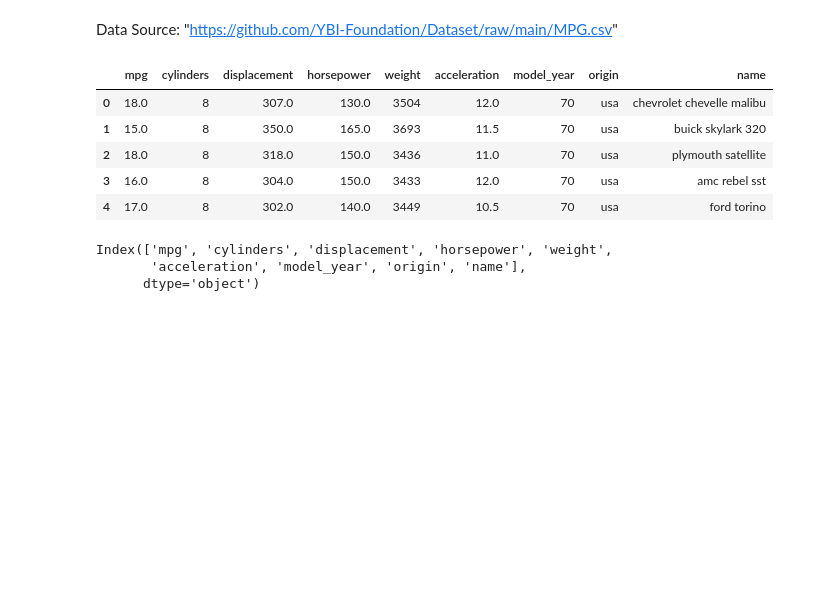
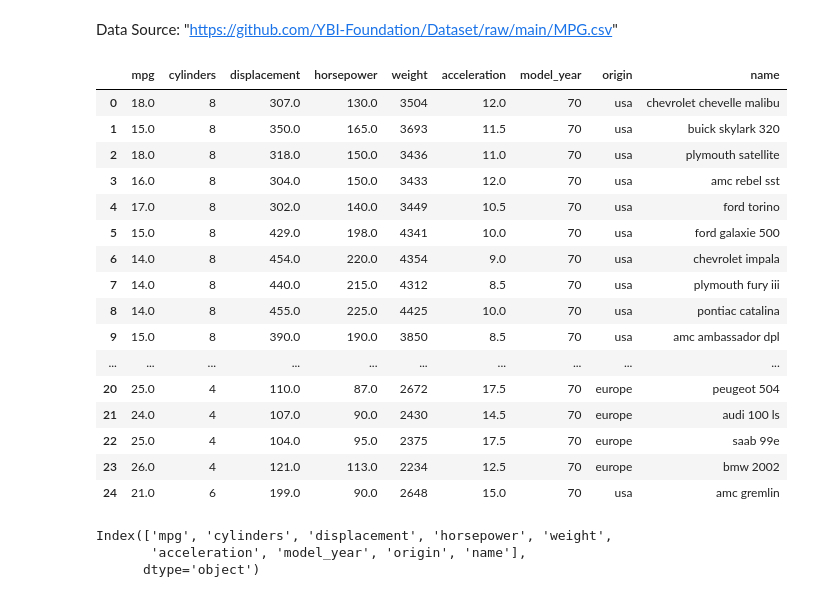
Before and after one commit to roboticjump404/YBI-FOUNDATION-INTERNSHIP, a Jupyter notebook: internship_project_1.ipynb, the cells around one changed output. Drawn from its saved outputs; the diff is of its cells as text; code cells hidden in the pictures; blank space fills up the shorter version.

```diff
--- a/internship_project_1.ipynb
+++ b/internship_project_1.ipynb
@@ -15,14 +15,25 @@ import seaborn as sns
 # %%
 #import data
 Mil=pd.read_csv("https://github.com/YBI-Foundation/Dataset/raw/main/MPG.csv")
-Mil.head()
+Mil.head(25)
 # %% [output]
 |  | mpg | cylinders | displacement | horsepower | weight | acceleration | model_year | origin | name |
 | 0 | 18.0 | 8 | 307.0 | 130.0 | 3504 | 12.0 | 70 | usa | chevrolet chevelle malibu |
 | 1 | 15.0 | 8 | 350.0 | 165.0 | 3693 | 11.5 | 70 | usa | buick skylark 320 |
 | 2 | 18.0 | 8 | 318.0 | 150.0 | 3436 | 11.0 | 70 | usa | plymouth satellite |
 | 3 | 16.0 | 8 | 304.0 | 150.0 | 3433 | 12.0 | 70 | usa | amc rebel sst |
 | 4 | 17.0 | 8 | 302.0 | 140.0 | 3449 | 10.5 | 70 | usa | ford torino |
+| 5 | 15.0 | 8 | 429.0 | 198.0 | 4341 | 10.0 | 70 | usa | ford galaxie 500 |
+| 6 | 14.0 | 8 | 454.0 | 220.0 | 4354 | 9.0 | 70 | usa | chevrolet impala |
+| 7 | 14.0 | 8 | 440.0 | 215.0 | 4312 | 8.5 | 70 | usa | plymouth fury iii |
+| 8 | 14.0 | 8 | 455.0 | 225.0 | 4425 | 10.0 | 70 | usa | pontiac catalina |
+| 9 | 15.0 | 8 | 390.0 | 190.0 | 3850 | 8.5 | 70 | usa | amc ambassador dpl |
+| ... | ... | ... | ... | ... | ... | ... | ... | ... | ... |
+| 20 | 25.0 | 4 | 110.0 | 87.0 | 2672 | 17.5 | 70 | europe | peugeot 504 |
+| 21 | 24.0 | 4 | 107.0 | 90.0 | 2430 | 14.5 | 70 | europe | audi 100 ls |
+| 22 | 25.0 | 4 | 104.0 | 95.0 | 2375 | 17.5 | 70 | europe | saab 99e |
+| 23 | 26.0 | 4 | 121.0 | 113.0 | 2234 | 12.5 | 70 | europe | bmw 2002 |
+| 24 | 21.0 | 6 | 199.0 | 90.0 | 2648 | 15.0 | 70 | usa | amc gremlin |
 # %%
 Mil.columns
 # %% [output]
```
Also changed, not shown: parts of 2 cells of this notebook.
